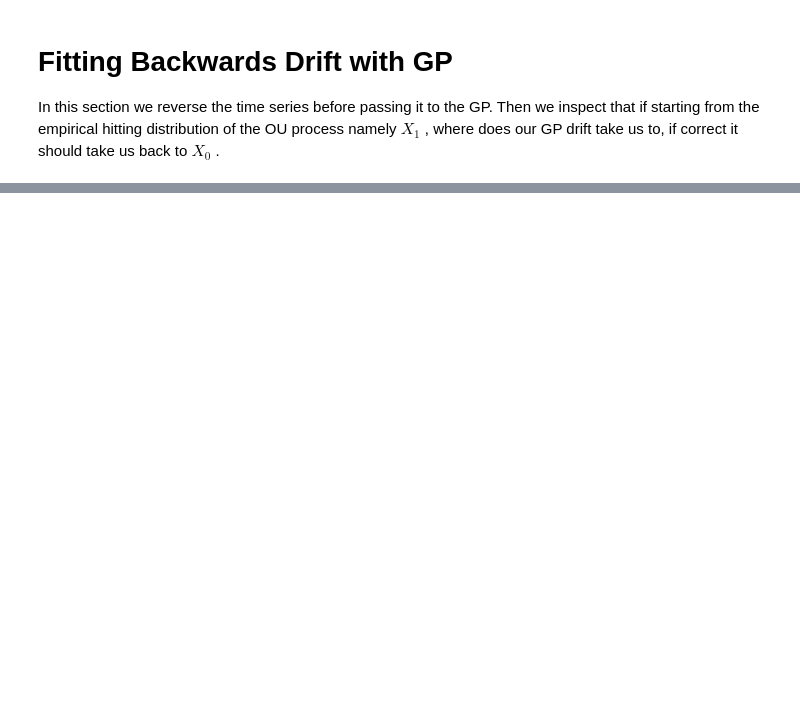
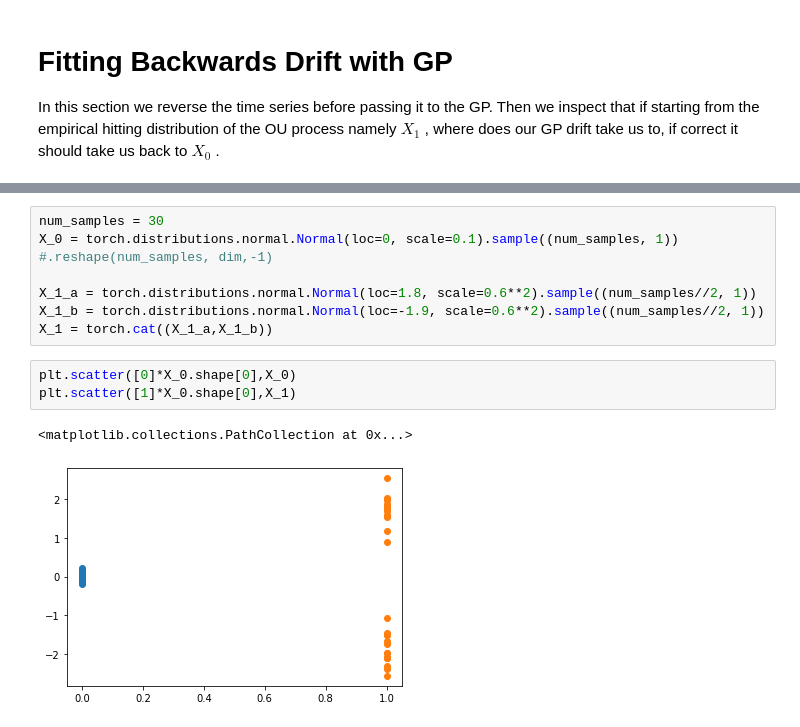
Before and after one commit to franciscovargas/GP_Sinkhorn, a Jupyter notebook: notebooks/GP_Drift_Fit.ipynb, the cells around one changed output, grey strips where cells are left out. Drawn from its saved outputs; the diff is of its cells as text; blank space fills up the shorter version.

```diff
--- a/notebooks/GP_Drift_Fit.ipynb
+++ b/notebooks/GP_Drift_Fit.ipynb
@@ -208,0 +227,13 @@ plot_trajectories_2(Xbts_hat, tb_hat, remove_time=True, fig_axs=fig_axs, color='
+# %%
+num_samples = 30
+X_0 = torch.distributions.normal.Normal(loc=0, scale=0.1).sample((num_samples, 1)) #.reshape(num_samples, dim,-1)
+
+X_1_a = torch.distributions.normal.Normal(loc=1.8, scale=0.6**2).sample((num_samples//2, 1))
+X_1_b = torch.distributions.normal.Normal(loc=-1.9, scale=0.6**2).sample((num_samples//2, 1))
+X_1 = torch.cat((X_1_a,X_1_b))
+# %%
+plt.scatter([0]*X_0.shape[0],X_0)
+plt.scatter([1]*X_0.shape[0],X_1)
+# %% [output]
+<matplotlib.collections.PathCollection at 0x...>
+[figure, added]
```
Also changed, not shown: parts of 10 cells of this notebook.
